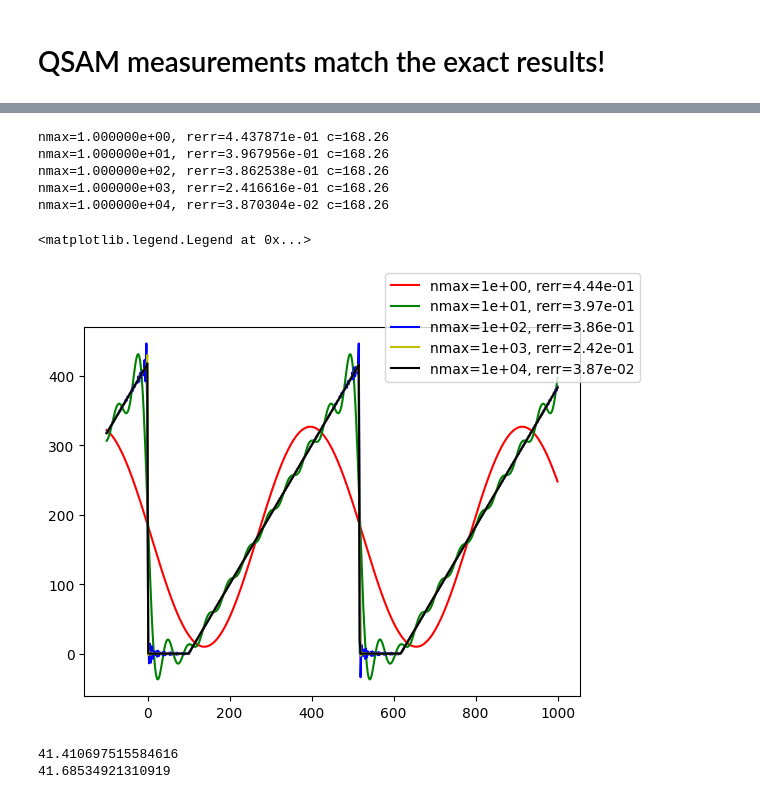
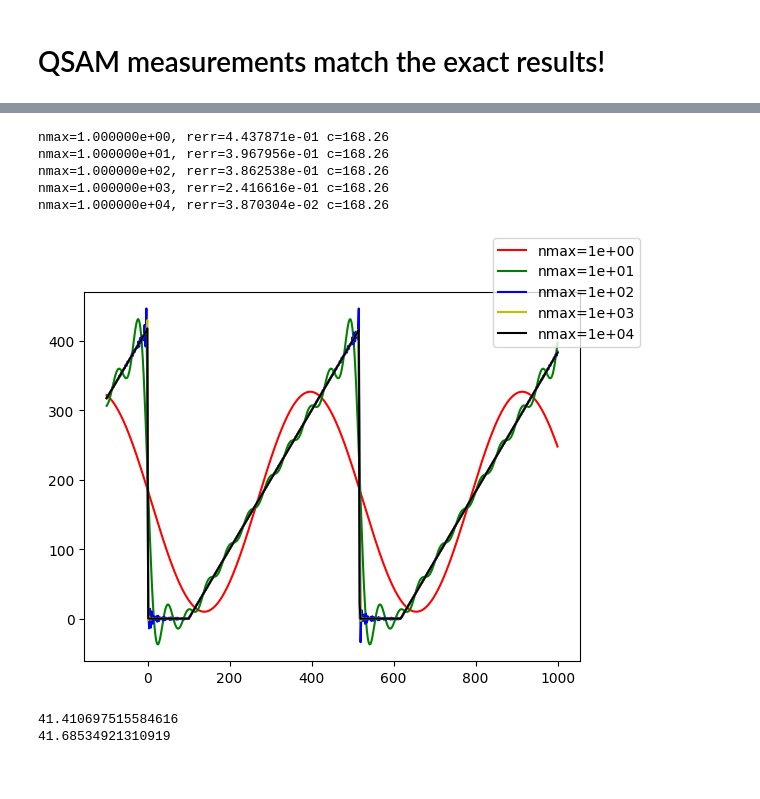
Before and after one commit to gongaa/QuantumEyeMoody, a Jupyter notebook: QECHackMoodys-challenge.ipynb, the cells around one changed output, grey strips where cells are left out. Cells and saved outputs as stored; diff of their text form; code cells hidden in the pictures.

```diff
--- a/QECHackMoodys-challenge.ipynb
+++ b/QECHackMoodys-challenge.ipynb
@@ -485,30 +486,30 @@ class Fourier():
 # %%
 NMAX = (1, 10, 100, 1000, 10000)
 x = np.linspace(-100, 1000, num=500)
 colors = ('r', 'g', 'b', 'y', 'k')
 
 fig, ax = plt.subplots()
 mycoef = Fourier(x_low=low, x_high=high, n_max=1, strike_price=float(K))
 y_ref = mycoef.f_periodic(x)
 ax.plot(x, y_ref)
 for (i, nm) in enumerate(NMAX):
     mycoef = Fourier(x_low=low, x_high=high, n_max=nm, strike_price=float(K))
     mycoef.create_coef()
     y_this = mycoef.f_series(x)
     rerr = np.max(np.abs(y_ref-y_this))/high
     print('nmax={0:e}, rerr={1:e} c={2:.2f}'.format(nm, rerr, mycoef.c))
     ax.plot(
-        x, y_this, color=colors[i], label='nmax={0:.0e}, rerr={1:.2e}'.format(nm,rerr)
+#         x, y_this, color=colors[i], label='nmax={0:.0e}, rerr={1:.2e}'.format(nm,rerr)
+        x, y_this, color=colors[i], label='nmax={0:.0e}'.format(nm,rerr)
     )
 fig.legend()
 # %% [output]
 nmax=1.000000e+00, rerr=4.437871e-01 c=168.26
 nmax=1.000000e+01, rerr=3.967956e-01 c=168.26
 nmax=1.000000e+02, rerr=3.862538e-01 c=168.26
 nmax=1.000000e+03, rerr=2.416616e-01 c=168.26
 nmax=1.000000e+04, rerr=3.870304e-02 c=168.26
-<matplotlib.legend.Legend at 0x...>
-[figure, old version]
+[figure, new version]
 # %%
 n_max = 10
 mycoef = Fourier(x_low=low, x_high=high, n_max=n_max, strike_price=float(K))
```
Also changed, not shown: parts of 46 cells of this notebook.
